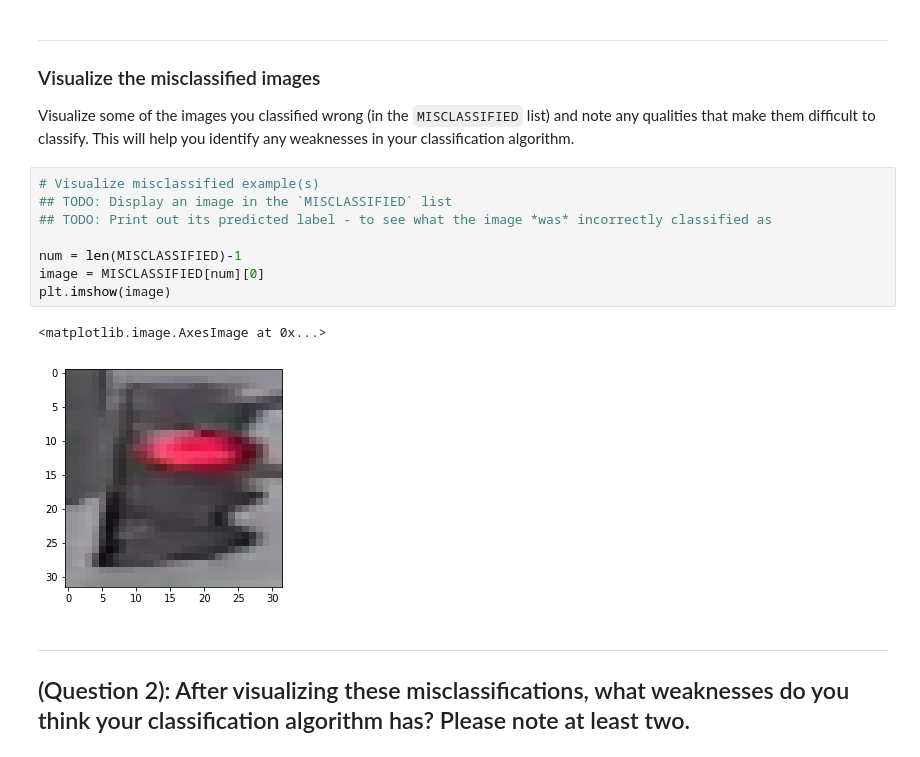
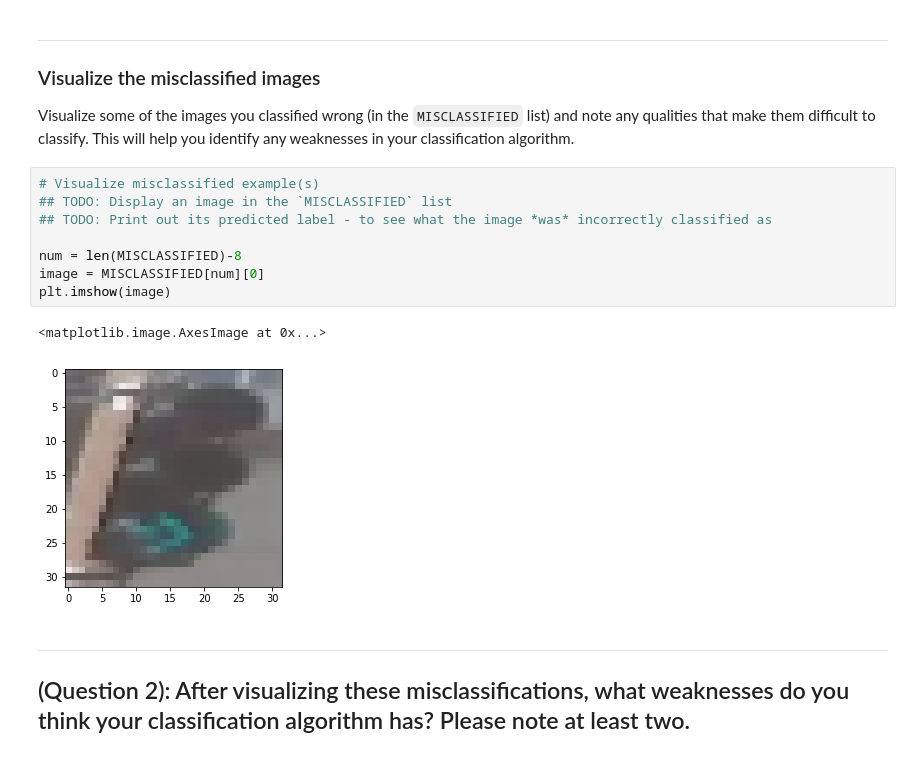
Before and after one commit to daamanmeet/Traffic-Light-Classifier-using-opencv, a Jupyter notebook: Traffic_Light_Classifier.ipynb, the cells around one changed output. Saved outputs shown, nothing was run; the diff lists cells and outputs as text.

```diff
--- a/Traffic_Light_Classifier.ipynb
+++ b/Traffic_Light_Classifier.ipynb
@@ -518,14 +518,14 @@ Visualize some of the images you classified wrong (in the `MISCLASSIFIED` list)
 # %%
 # Visualize misclassified example(s)
 ## TODO: Display an image in the `MISCLASSIFIED` list
 ## TODO: Print out its predicted label - to see what the image *was* incorrectly classified as
 
-num = len(MISCLASSIFIED)-1
+num = len(MISCLASSIFIED)-8
 image = MISCLASSIFIED[num][0]
 plt.imshow(image)
 # %% [output]
 <matplotlib.image.AxesImage at 0x...>
-[figure, old version]
+[figure, new version]
 # %% [markdown]
 ---
 <a id='question2'></a>
```
